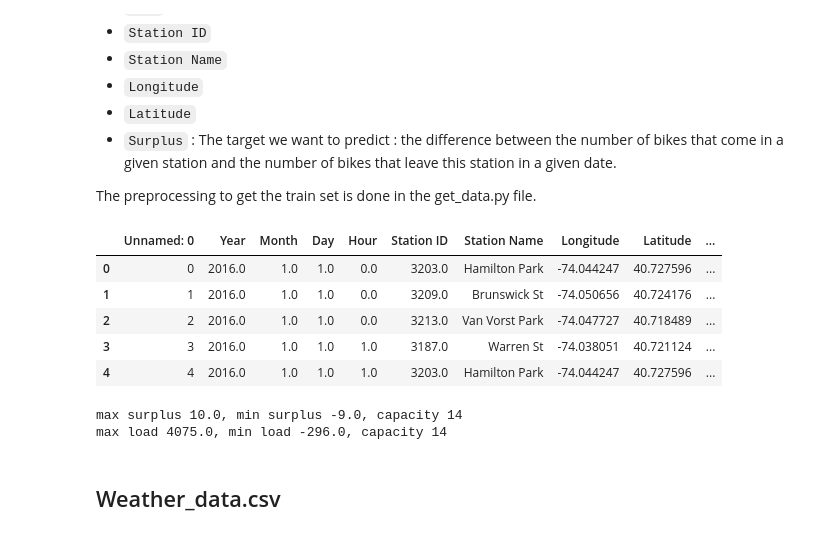
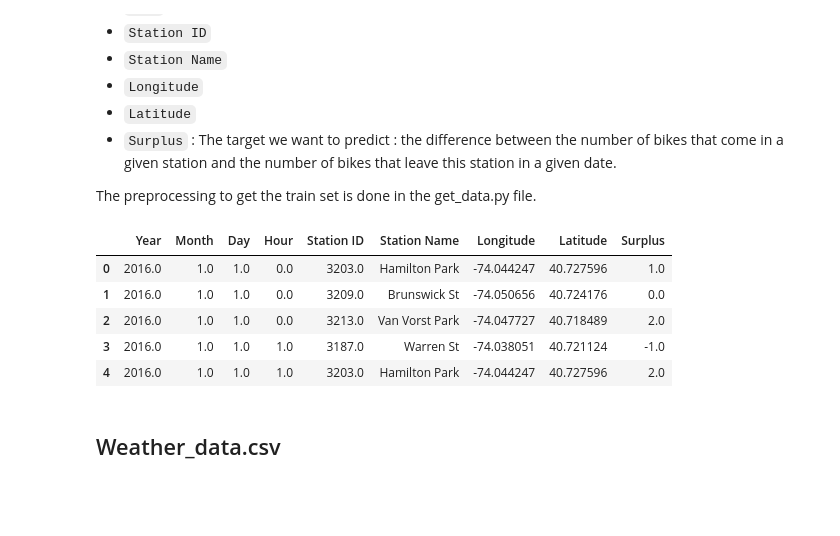
Before and after one commit to Firas-RHIMI/Data-Camp-Challenge, a Jupyter notebook: Starting Kit.ipynb, the cells around one changed output. Saved outputs shown, nothing was run; the diff lists cells and outputs as text; code cells hidden in the pictures; blank space fills up the shorter version.

```diff
--- a/Starting Kit.ipynb
+++ b/Starting Kit.ipynb
@@ -96,15 +95,15 @@ From this raw dataset, we construct a new dataset that will be used in the chall
 
 The preprocessing to get the train set is done in the get_data.py file.
 # %%
-train_data = get_flow_data()
+train_data = get_flow_data(raw_data)
 train_data.head(5)
 # %% [output]
-|  | Unnamed: 0 | Year | Month | Day | Hour | Station ID | Station Name | Longitude | Latitude | ... |
-| 0 | 0 | 2016.0 | 1.0 | 1.0 | 0.0 | 3203.0 | Hamilton Park | -74.044247 | 40.727596 | ... |
-| 1 | 1 | 2016.0 | 1.0 | 1.0 | 0.0 | 3209.0 | Brunswick St | -74.050656 | 40.724176 | ... |
-| 2 | 2 | 2016.0 | 1.0 | 1.0 | 0.0 | 3213.0 | Van Vorst Park | -74.047727 | 40.718489 | ... |
-| 3 | 3 | 2016.0 | 1.0 | 1.0 | 1.0 | 3187.0 | Warren St | -74.038051 | 40.721124 | ... |
-| 4 | 4 | 2016.0 | 1.0 | 1.0 | 1.0 | 3203.0 | Hamilton Park | -74.044247 | 40.727596 | ... |
+|  | Year | Month | Day | Hour | Station ID | Station Name | Longitude | Latitude | Surplus |
+| 0 | 2016.0 | 1.0 | 1.0 | 0.0 | 3203.0 | Hamilton Park | -74.044247 | 40.727596 | 1.0 |
+| 1 | 2016.0 | 1.0 | 1.0 | 0.0 | 3209.0 | Brunswick St | -74.050656 | 40.724176 | 0.0 |
+| 2 | 2016.0 | 1.0 | 1.0 | 0.0 | 3213.0 | Van Vorst Park | -74.047727 | 40.718489 | 2.0 |
+| 3 | 2016.0 | 1.0 | 1.0 | 1.0 | 3187.0 | Warren St | -74.038051 | 40.721124 | -1.0 |
+| 4 | 2016.0 | 1.0 | 1.0 | 1.0 | 3203.0 | Hamilton Park | -74.044247 | 40.727596 | 2.0 |
 # %%
 import json
 stations_path = 'Data/stations.json'
@@ -126,9 +125,6 @@ print(f'max load {max(station_loads)}, min load {min(station_loads)}, capacity {
 
 # max(train_data.loc[train_data['Station Name'] == stations[51]]['Surplus'])
 # stations_with_capacities[stations[51]]
-# %% [output]
-max surplus 10.0, min surplus -9.0, capacity 14
-max load 4075.0, min load -296.0, capacity 14
 # %% [markdown]
 ## Weather_data.csv
 # %%
```
Also changed, not shown: parts of 27 cells of this notebook.
